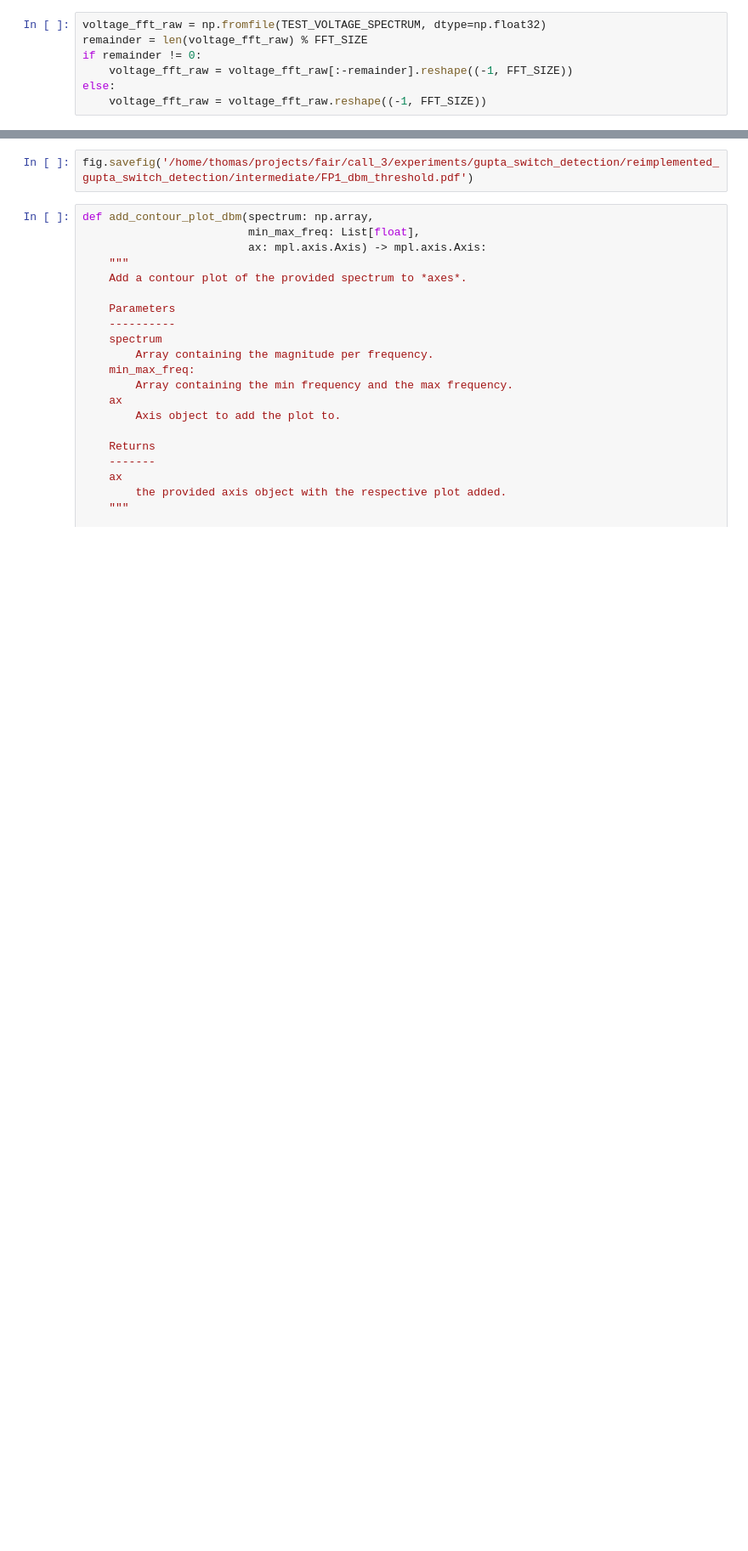
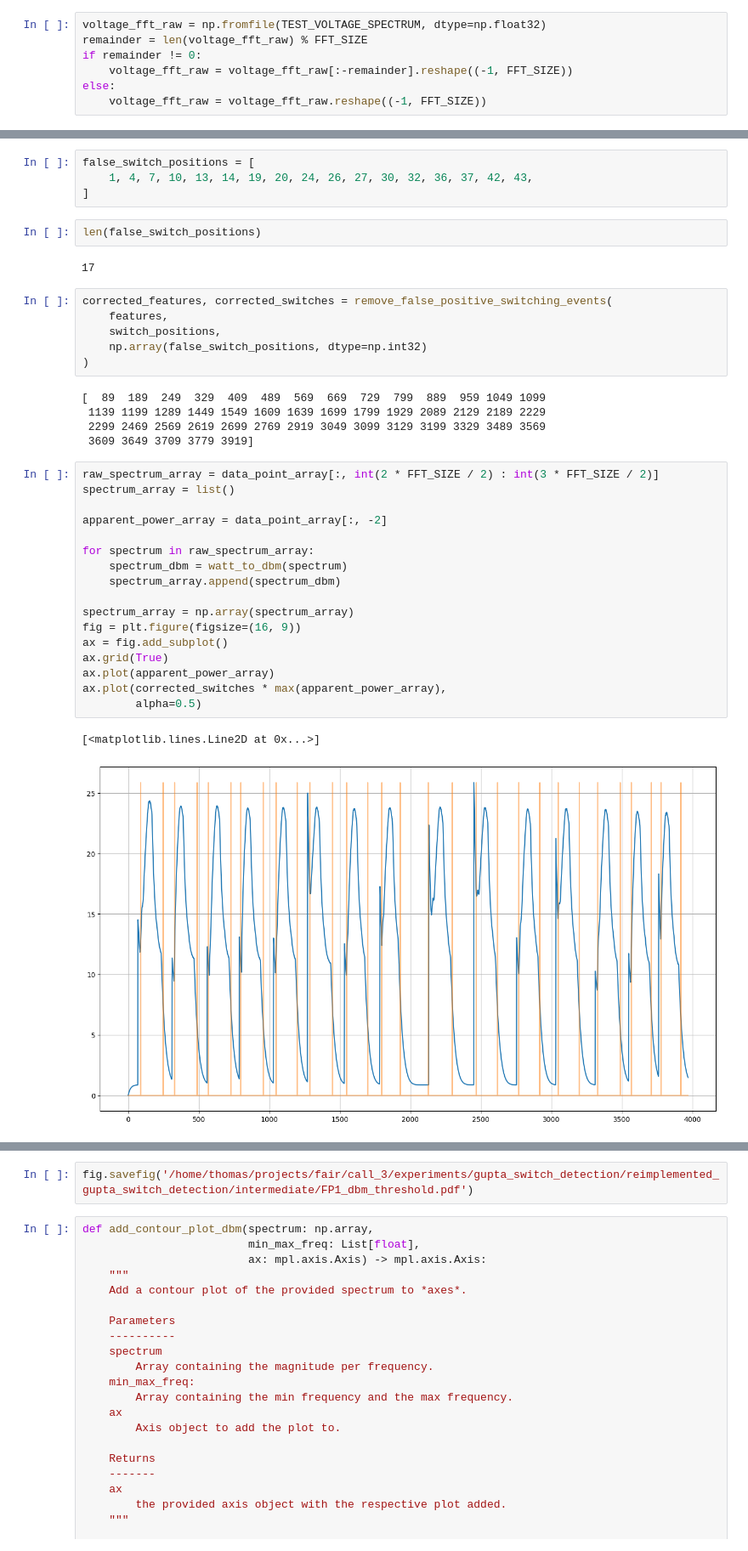
Before and after one commit to fair-acc/pulsed-power-ml, a Jupyter notebook: src/pulsed_power_ml/notebooks/GuptaSwitchDetection_NB_2023-01-18.ipynb, the cells around one changed output, grey strips where cells are left out. Shown at 85% size. Saved outputs shown, nothing was run; the diff lists cells and outputs as text; blank space fills up the shorter version.

```diff
--- a/src/pulsed_power_ml/notebooks/GuptaSwitchDetection_NB_2023-01-18.ipynb
+++ b/src/pulsed_power_ml/notebooks/GuptaSwitchDetection_NB_2023-01-18.ipynb
@@ -87,0 +191,39 @@ ax.grid(True)
+# %%
+false_switch_positions = [
+    1, 4, 7, 10, 13, 14, 19, 20, 24, 26, 27, 30, 32, 36, 37, 42, 43,
+]
+# %%
+len(false_switch_positions)
+# %% [output]
+17
+# %%
+corrected_features, corrected_switches = remove_false_positive_switching_events(
+    features,
+    switch_positions,
+    np.array(false_switch_positions, dtype=np.int32)
+)
+# %% [output]
+[  89  189  249  329  409  489  569  669  729  799  889  959 1049 1099
+ 1139 1199 1289 1449 1549 1609 1639 1699 1799 1929 2089 2129 2189 2229
+ 2299 2469 2569 2619 2699 2769 2919 3049 3099 3129 3199 3329 3489 3569
+ 3609 3649 3709 3779 3919]
+# %%
+raw_spectrum_array = data_point_array[:, int(2 * FFT_SIZE / 2) : int(3 * FFT_SIZE / 2)]
+spectrum_array = list()
+
+apparent_power_array = data_point_array[:, -2]
+
+for spectrum in raw_spectrum_array:
+    spectrum_dbm = watt_to_dbm(spectrum)
+    spectrum_array.append(spectrum_dbm)
+
+spectrum_array = np.array(spectrum_array)
+fig = plt.figure(figsize=(16, 9))
+ax = fig.add_subplot()
+ax.grid(True)
+ax.plot(apparent_power_array)
+ax.plot(corrected_switches * max(apparent_power_array),
+        alpha=0.5)
+# %% [output]
+[<matplotlib.lines.Line2D at 0x...>]
+[figure, added]
```
Also changed, not shown: parts of 17 cells of this notebook, 2 other files.
